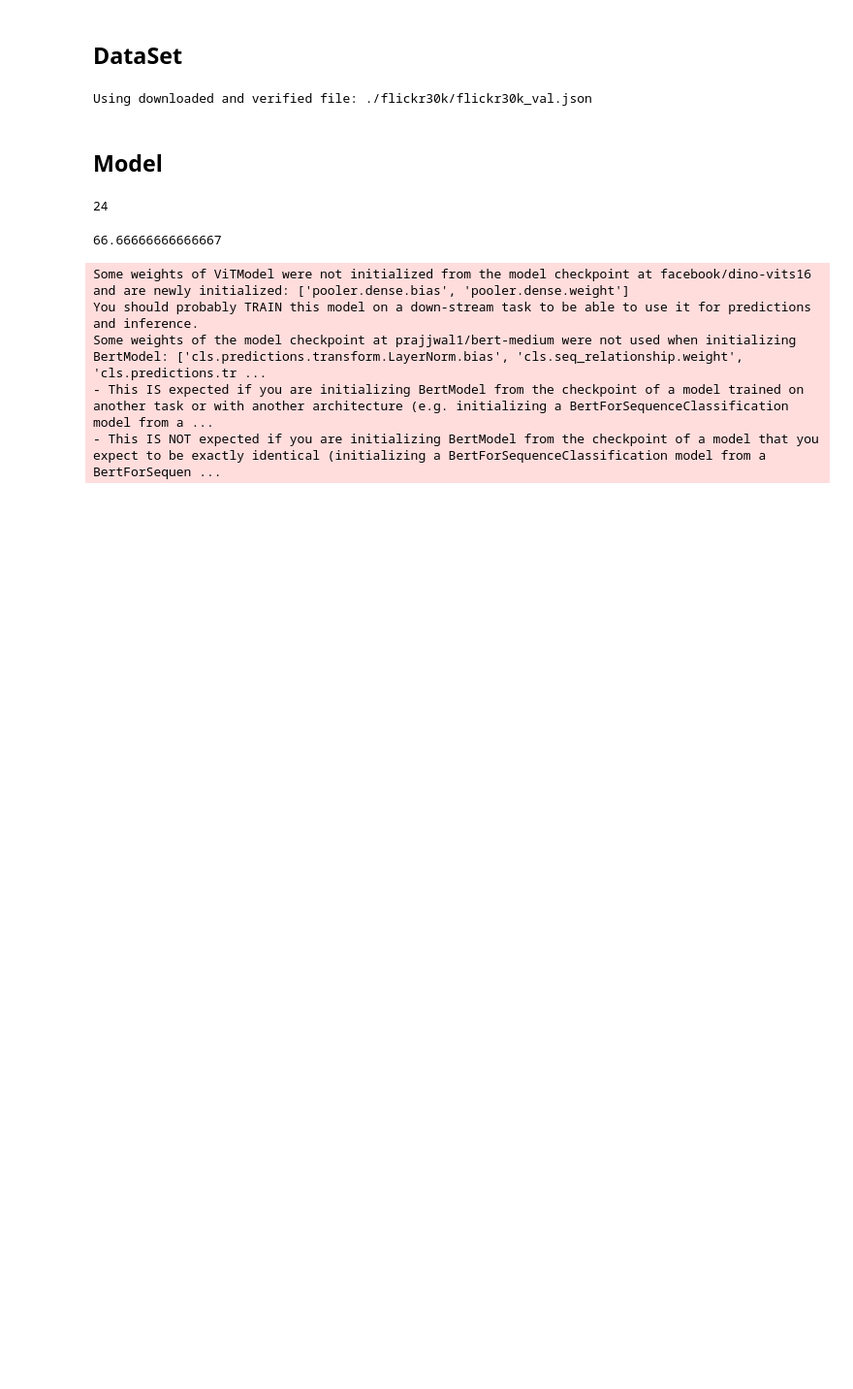
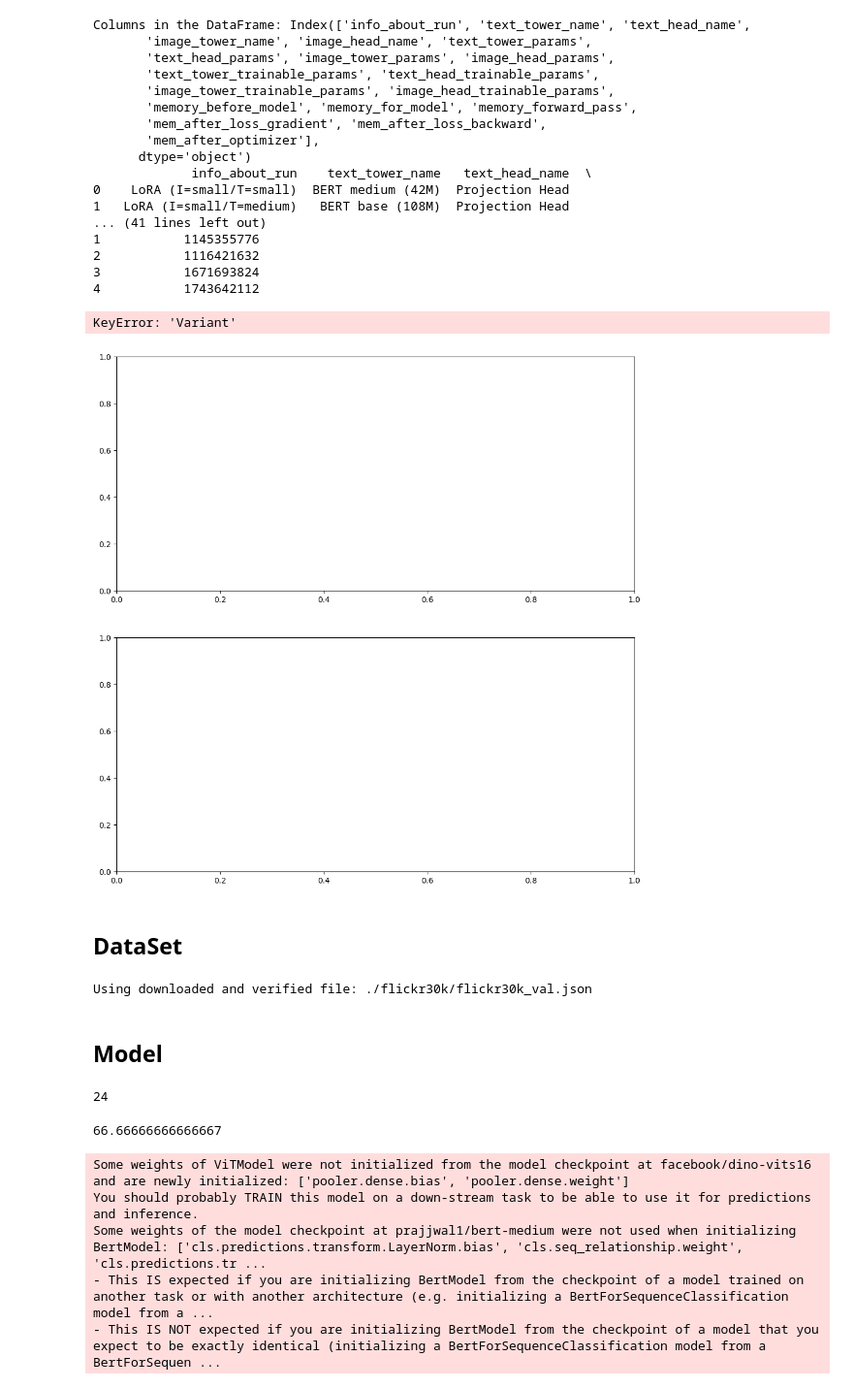
Before and after one commit to CarrelV/master_lit, a Jupyter notebook: temp.ipynb, the cells around one changed output. Shown at 97% size. Saved outputs shown, nothing was run; the diff lists cells and outputs as text; code cells hidden in the pictures; blank space fills up the shorter version.

Commit message:
memory benchmark bad baseline

```diff
--- a/temp.ipynb
+++ b/temp.ipynb
@@ -5,19 +5,3 @@ import matplotlib.pyplot as plt
 
 # Load data
 df = pd.read_csv('results.csv')
-# %%
-# Extract relevant columns
-categories = ['all', 'big', 'medium', 'small', 'tiny']
-top_1 = ['imageNet_0shot_{}_top_1'.format(cat) for cat in categories]
-top_5 = ['imageNet_0shot_{}_top_5'.format(cat) for cat in categories]
-
-# Plot
-for col in df.columns:
-    if col.startswith('imageNet'):
-        plt.plot(df['info_about_run'], df[col], label=col)
-
-plt.xlabel('Run Information')
-plt.ylabel('Accuracy')
-plt.title('ImageNet Top-1 and Top-5 Accuracy Across Different Subsets')
-plt.legend()
-plt.show()
@@ -108,3 +29,64 @@ Initial CSV file 'results.csv' created successfully with header: ['text_tower_na
+# %%
+
+# Load the dataset from the CSV file
+df = pd.read_csv('memory.csv')
+
+# Print the first few rows and column names to understand the structure of your dataset
+print("Columns in the DataFrame:", df.columns)
+print(df.head())
+
+# Assuming your dataset has the following columns (adjust if needed):
+# 'Model' for model names
+# 'Variant' for size variants (e.g., small, medium, large, xlarge)
+# 'Memory_Usage_1', 'Memory_Usage_2', ... for different memory usage metrics
+
+# Replace the actual column names from your CSV
+model_col = 'Model'
+variant_col = 'Variant'
+memory_usage_cols = [col for col in df.columns if 'Memory_Usage' in col]
+
+# Set up the plot for memory usage across different metrics
+fig, axes = plt.subplots(2, 1, figsize=(12, 12))
+
+# Plotting memory usage across different metrics
+df_pivot = df.pivot(index=variant_col, columns=model_col, values=memory_usage_cols)
+df_pivot.plot(kind='bar', ax=axes[0])
+axes[0].set_title('Memory Usage Across Different Metrics')
+axes[0].set_xlabel('Variant')
+axes[0].set_ylabel('Memory Usage (GB)')
+
+# Plotting memory usage per model variant
+for model in df[model_col].unique():
+    model_data = df[df[model_col] == model]
+    model_data.plot(x=variant_col, y=memory_usage_cols, kind='bar', ax=axes[1], label=model, alpha=0.7)
+
+axes[1].set_title('Memory Usage per Model Variant')
+axes[1].set_xlabel('Variant')
+axes[1].set_ylabel('Memory Usage (GB)')
+axes[1].legend(df[model_col].unique())
+
+plt.tight_layout()
+plt.show()
+# %% [output]
+Columns in the DataFrame: Index(['info_about_run', 'text_tower_name', 'text_head_name',
+       'image_tower_name', 'image_head_name', 'text_tower_params',
+       'text_head_params', 'image_tower_params', 'image_head_params',
+       'text_tower_trainable_params', 'text_head_trainable_params',
+       'image_tower_trainable_params', 'image_head_trainable_params',
+       'memory_before_model', 'memory_for_model', 'memory_forward_pass',
+       'mem_after_loss_gradient', 'mem_after_loss_backward',
+       'mem_after_optimizer'],
+      dtype='object')
+             info_about_run    text_tower_name   text_head_name  \
+0    LoRA (I=small/T=small)  BERT medium (42M)  Projection Head
+1   LoRA (I=small/T=medium)   BERT base (108M)  Projection Head
+... (41 lines left out)
+1           1145355776
+2           1116421632
+3           1671693824
+4           1743642112
+KeyError: 'Variant'
+[figure, added]
 # %% [markdown]
 ## DataSet
 # %%
```
Also changed, not shown: parts of 6 cells of this notebook, 2 other files.
